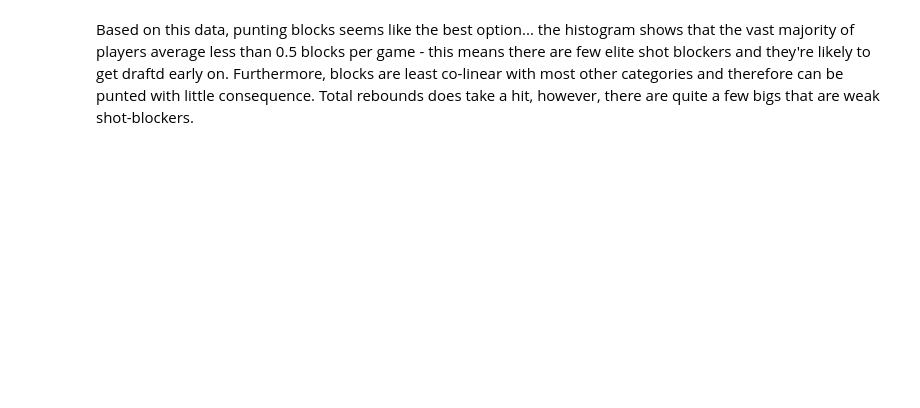
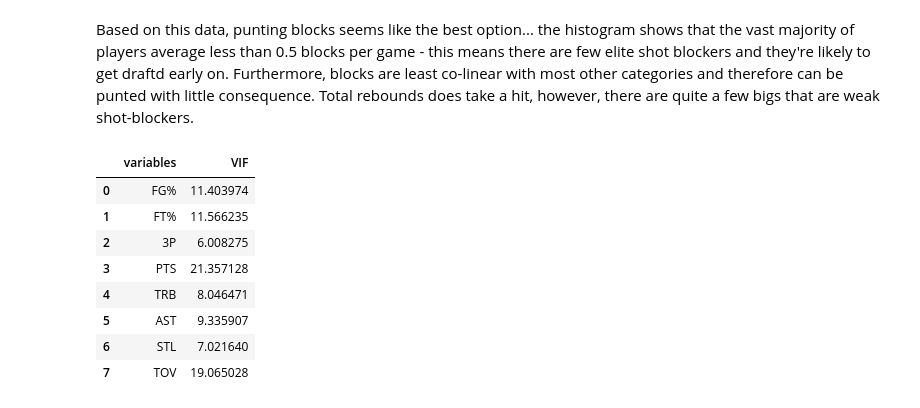
Before and after one commit to jwan659/NBA-Fantasy-Draft, a Jupyter notebook: src/02.find_punt.ipynb, the cells around one changed output. Saved outputs shown, nothing was run; the diff lists cells and outputs as text; code cells hidden in the pictures; blank space fills up the shorter version.

```diff
--- a/src/02.find_punt.ipynb
+++ b/src/02.find_punt.ipynb
@@ -106,2 +105,16 @@ calc_vif(corr_df)
 # %% [markdown]
 Based on this data, punting blocks seems like the best option... the histogram shows that the vast majority of players average less than 0.5 blocks per game - this means there are few elite shot blockers and they're likely to get draftd early on. Furthermore, blocks are least co-linear with most other categories and therefore can be punted with little consequence. Total rebounds does take a hit, however, there are quite a few bigs that are weak shot-blockers.
+# %%
+corr_df.drop(columns=['BLK'], inplace=True)
+# %%
+calc_vif(corr_df)
+# %% [output]
+|  | variables | VIF |
+| 0 | FG% | 11.403974 |
+| 1 | FT% | 11.566235 |
+| 2 | 3P | 6.008275 |
+| 3 | PTS | 21.357128 |
+| 4 | TRB | 8.046471 |
+| 5 | AST | 9.335907 |
+| 6 | STL | 7.021640 |
+| 7 | TOV | 19.065028 |
```
Also changed, not shown: parts of 2 cells of this notebook, 10 other files.
